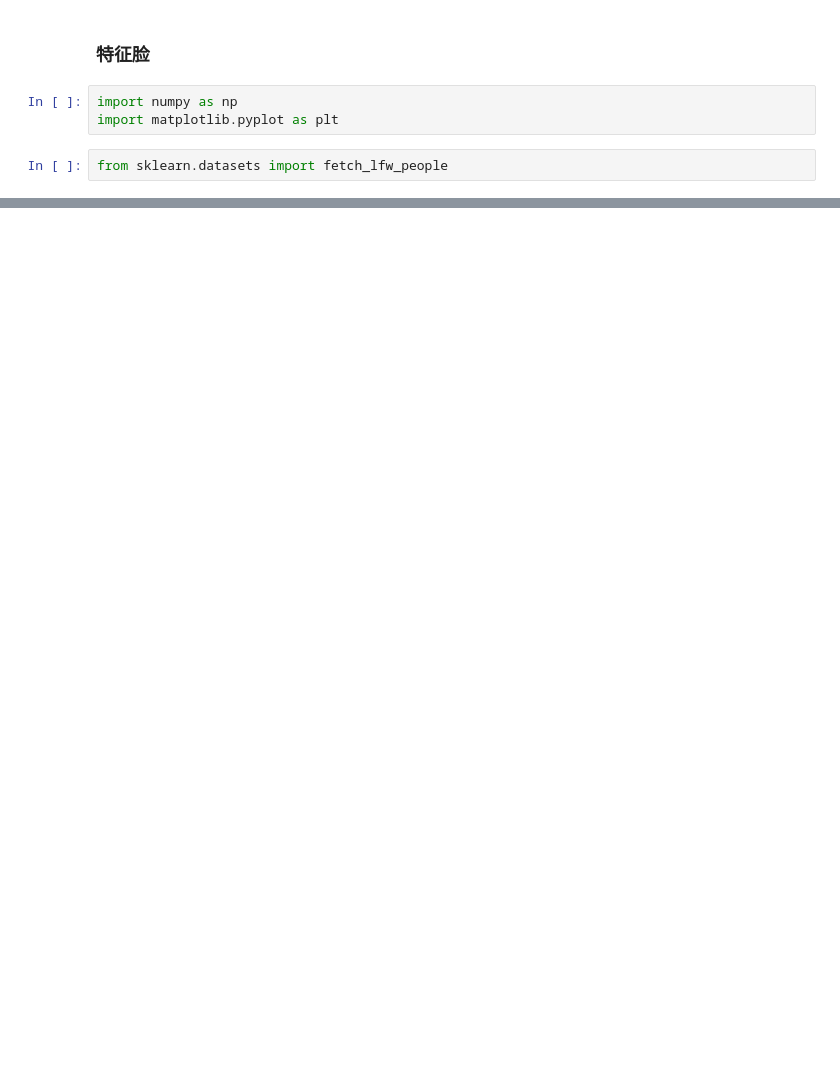
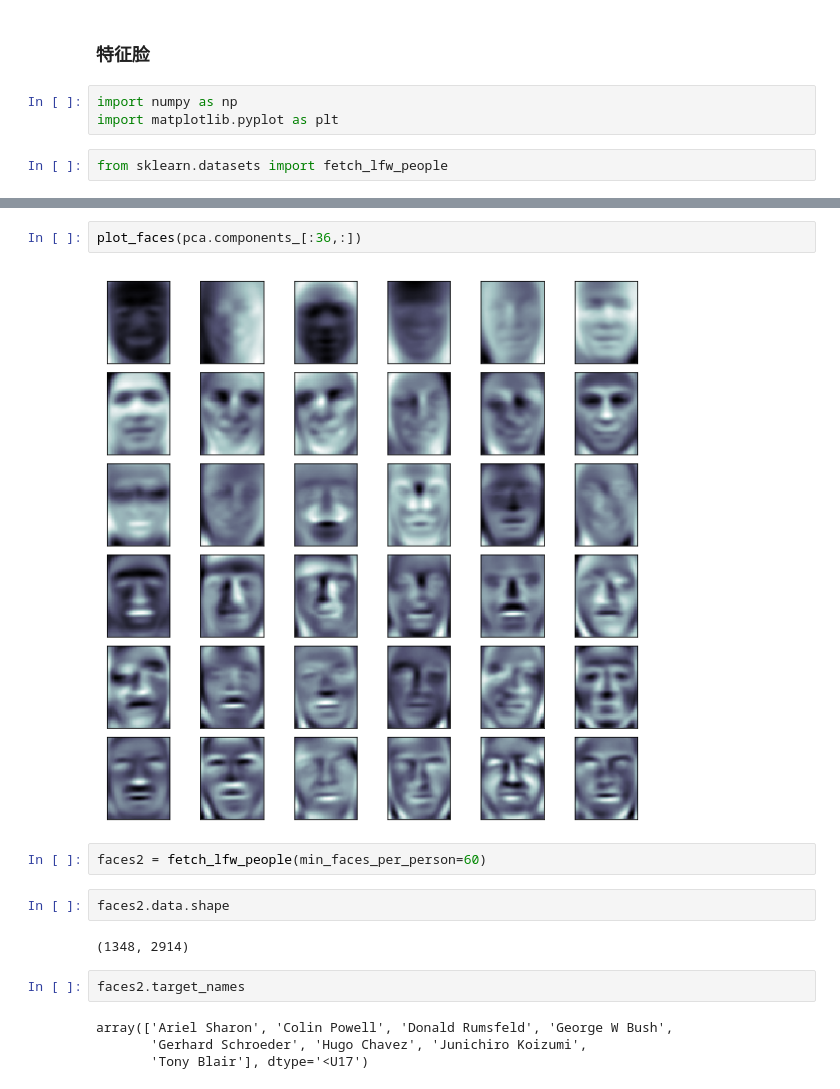
Before and after one commit to shihe110/Play-with-Machine-Learning-Algorithms, a Jupyter notebook: 07-PCA/0709-Eigenface.ipynb, the cells around one changed output, grey strips where cells are left out. Saved outputs shown, nothing was run; the diff lists cells and outputs as text; blank space fills up the shorter version.

```diff
--- a/07-PCA/0709-Eigenface.ipynb
+++ b/07-PCA/0709-Eigenface.ipynb
@@ -25,0 +53,16 @@ pca.components_.shape
+# %%
+plot_faces(pca.components_[:36,:])
+# %% [output]
+[figure, added]
+# %%
+faces2 = fetch_lfw_people(min_faces_per_person=60)
+# %%
+faces2.data.shape
+# %% [output]
+(1348, 2914)
+# %%
+faces2.target_names
+# %% [output]
+array(['Ariel Sharon', 'Colin Powell', 'Donald Rumsfeld', 'George W Bush',
+       'Gerhard Schroeder', 'Hugo Chavez', 'Junichiro Koizumi',
+       'Tony Blair'], dtype='<U17')
```
Also changed, not shown: parts of 11 cells of this notebook.
